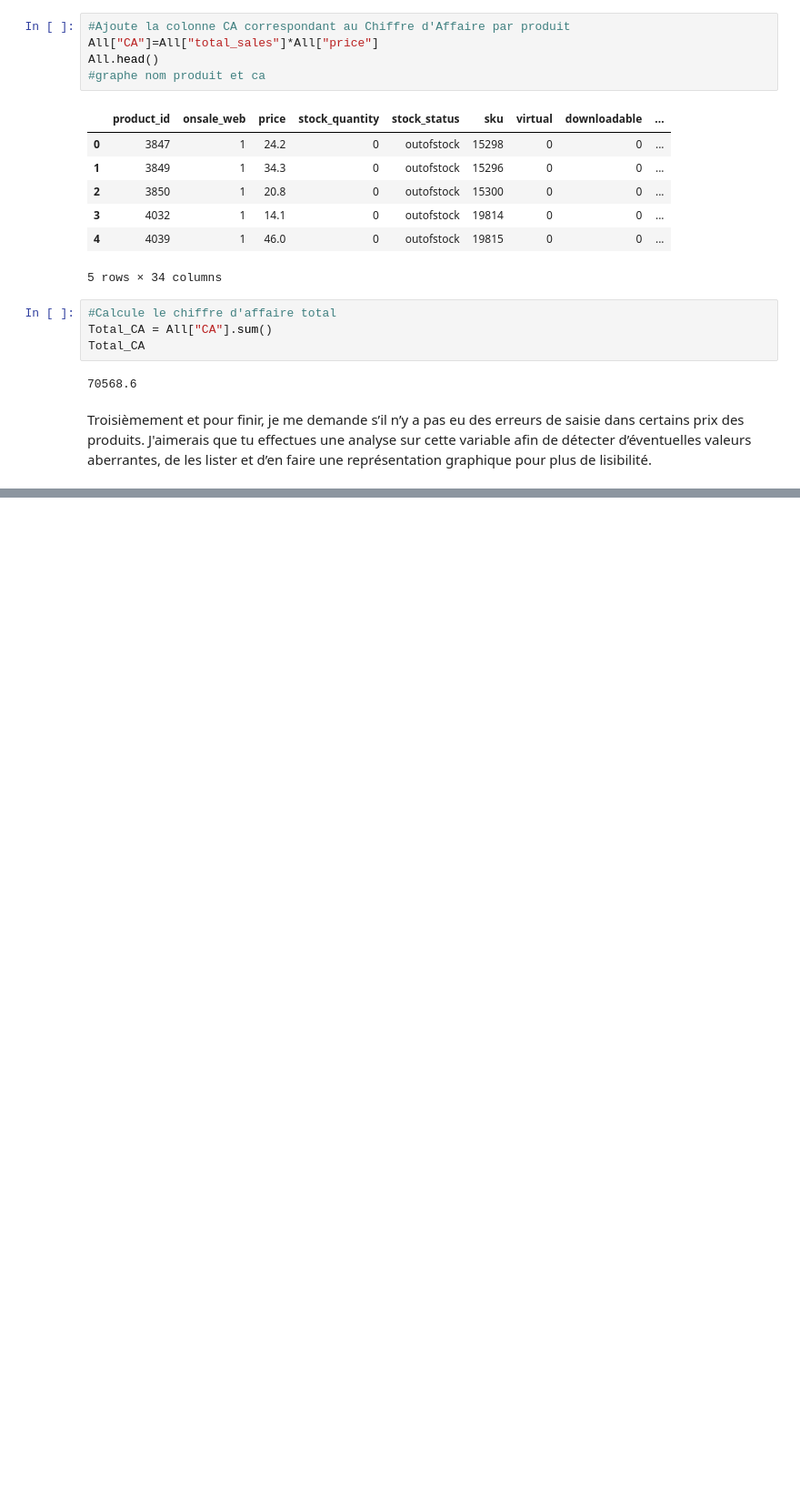
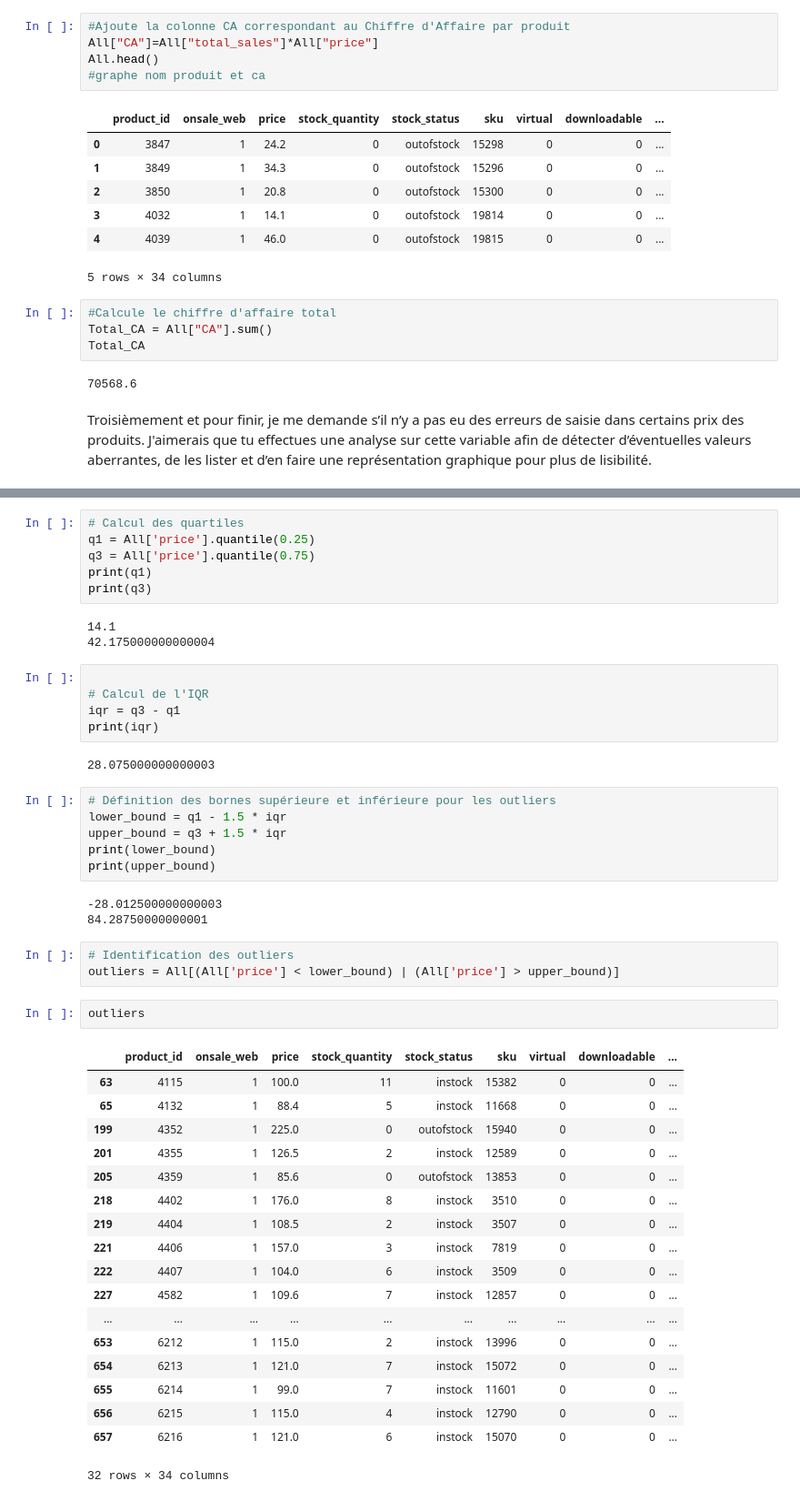
Before and after one commit to AntoineJBQ/Projet-5, a Jupyter notebook: Projet 5.ipynb, the cells around one changed output, grey strips where cells are left out. Shown: that part at 91% size. Drawn from its saved outputs; the diff is of its cells as text; blank space fills up the shorter version.

```diff
--- a/Projet 5.ipynb
+++ b/Projet 5.ipynb
@@ -336,0 +338,49 @@ calcul quartile, Q1 Q3
+# %%
+# Calcul des quartiles
+q1 = All['price'].quantile(0.25)
+q3 = All['price'].quantile(0.75)
+print(q1)
+print(q3)
+# %% [output]
+14.1
+42.175000000000004
+# %%
+
+# Calcul de l'IQR
+iqr = q3 - q1
+print(iqr)
+# %% [output]
+28.075000000000003
+# %%
+# Définition des bornes supérieure et inférieure pour les outliers
+lower_bound = q1 - 1.5 * iqr
+upper_bound = q3 + 1.5 * iqr
+print(lower_bound)
+print(upper_bound)
+# %% [output]
+-28.012500000000003
+84.28750000000001
+# %%
+# Identification des outliers
+outliers = All[(All['price'] < lower_bound) | (All['price'] > upper_bound)]
+# %%
+outliers
+# %% [output]
+|  | product_id | onsale_web | price | stock_quantity | stock_status | sku | virtual | downloadable | ... |
+| 63 | 4115 | 1 | 100.0 | 11 | instock | 15382 | 0 | 0 | ... |
+| 65 | 4132 | 1 | 88.4 | 5 | instock | 11668 | 0 | 0 | ... |
+| 199 | 4352 | 1 | 225.0 | 0 | outofstock | 15940 | 0 | 0 | ... |
+| 201 | 4355 | 1 | 126.5 | 2 | instock | 12589 | 0 | 0 | ... |
+| 205 | 4359 | 1 | 85.6 | 0 | outofstock | 13853 | 0 | 0 | ... |
+| 218 | 4402 | 1 | 176.0 | 8 | instock | 3510 | 0 | 0 | ... |
+| 219 | 4404 | 1 | 108.5 | 2 | instock | 3507 | 0 | 0 | ... |
+| 221 | 4406 | 1 | 157.0 | 3 | instock | 7819 | 0 | 0 | ... |
+| 222 | 4407 | 1 | 104.0 | 6 | instock | 3509 | 0 | 0 | ... |
+| 227 | 4582 | 1 | 109.6 | 7 | instock | 12857 | 0 | 0 | ... |
+| ... | ... | ... | ... | ... | ... | ... | ... | ... | ... |
+| 653 | 6212 | 1 | 115.0 | 2 | instock | 13996 | 0 | 0 | ... |
+| 654 | 6213 | 1 | 121.0 | 7 | instock | 15072 | 0 | 0 | ... |
+| 655 | 6214 | 1 | 99.0 | 7 | instock | 11601 | 0 | 0 | ... |
+| 656 | 6215 | 1 | 115.0 | 4 | instock | 12790 | 0 | 0 | ... |
+| 657 | 6216 | 1 | 121.0 | 6 | instock | 15070 | 0 | 0 | ... |
+32 rows × 34 columns
```
Also changed, not shown: parts of 3 cells of this notebook.
